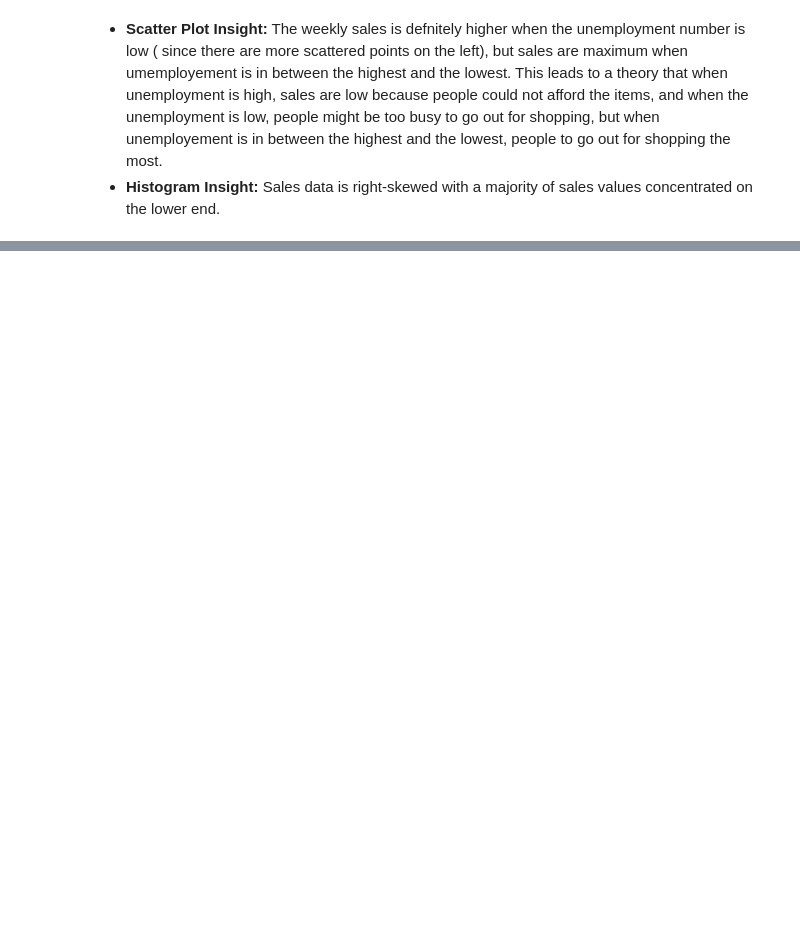
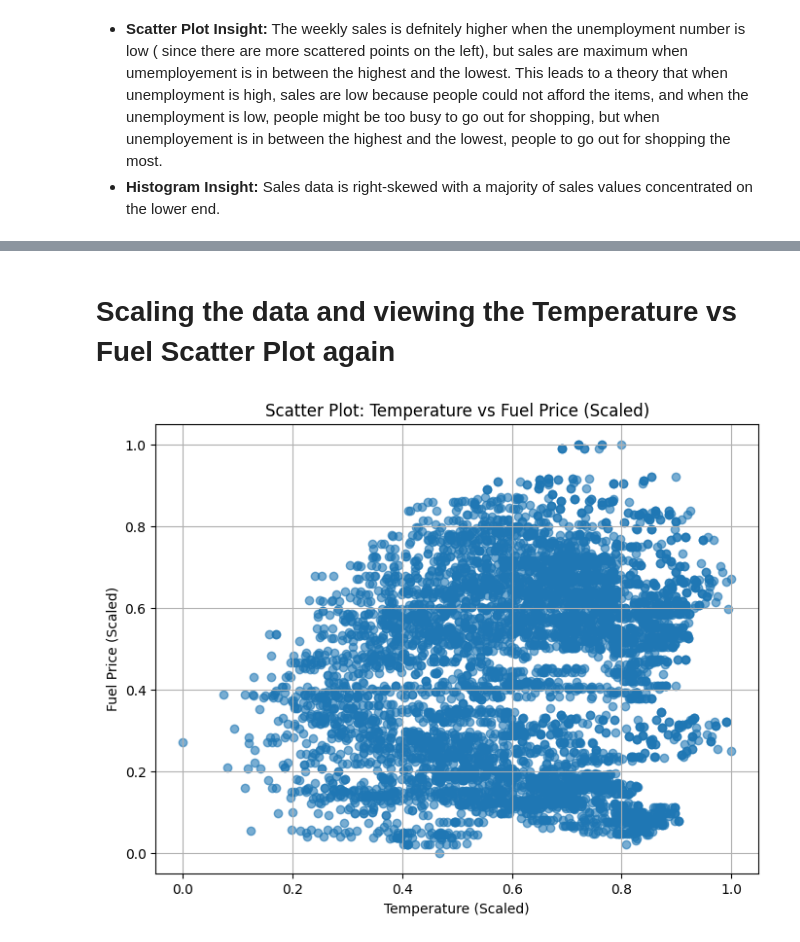
Before and after one commit to sahajshrestha/MSCS_634_Lab_1, a Jupyter notebook: BigData.ipynb, the cells around one changed output, grey strips where cells are left out. Cells and saved outputs as stored; diff of their text form; code cells hidden in the pictures; blank space fills up the shorter version.

```diff
--- a/BigData.ipynb
+++ b/BigData.ipynb
@@ -31,0 +136,21 @@ plt.show()
+# %% [markdown]
+# Scaling the data and viewing the Temperature vs Fuel Scatter Plot again
+# %%
+from sklearn.preprocessing import MinMaxScaler
+
+# Scaling Temperature and Fuel_Price
+scaler = MinMaxScaler()
+df[['Temperature', 'Fuel_Price']] = scaler.fit_transform(df[['Temperature', 'Fuel_Price']])
+
+# Discretize Temperature into bins
+df['Temp_Category'] = pd.cut(df['Temperature'], bins=3, labels=["Low", "Medium", "High"])
+
+plt.figure(figsize=(8,6))
+plt.scatter(df['Temperature'], df['Fuel_Price'], alpha=0.6)
+plt.title('Scatter Plot: Temperature vs Fuel Price (Scaled)')
+plt.xlabel('Temperature (Scaled)')
+plt.ylabel('Fuel Price (Scaled)')
+plt.grid(True)
+plt.show()
+# %% [output]
+[figure, added]
```
Also changed, not shown: parts of 22 cells of this notebook.
